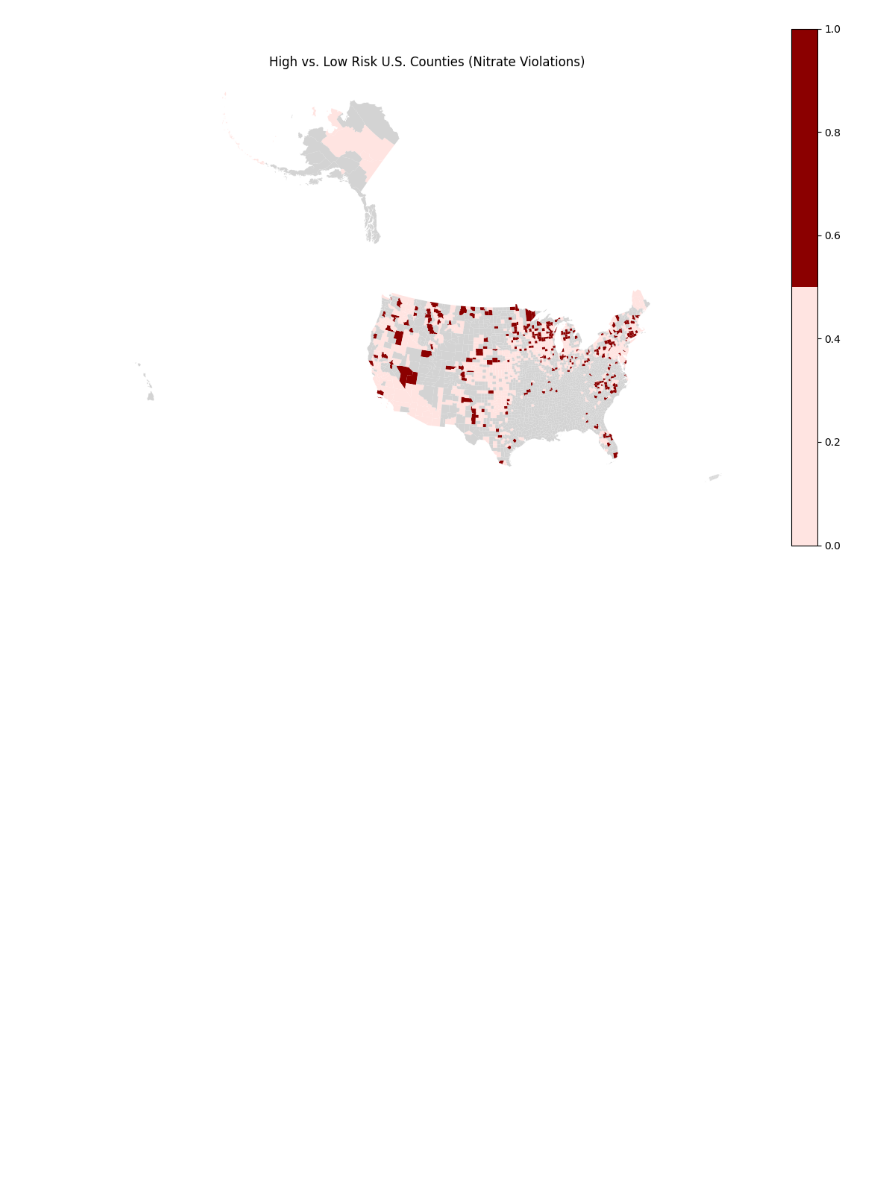
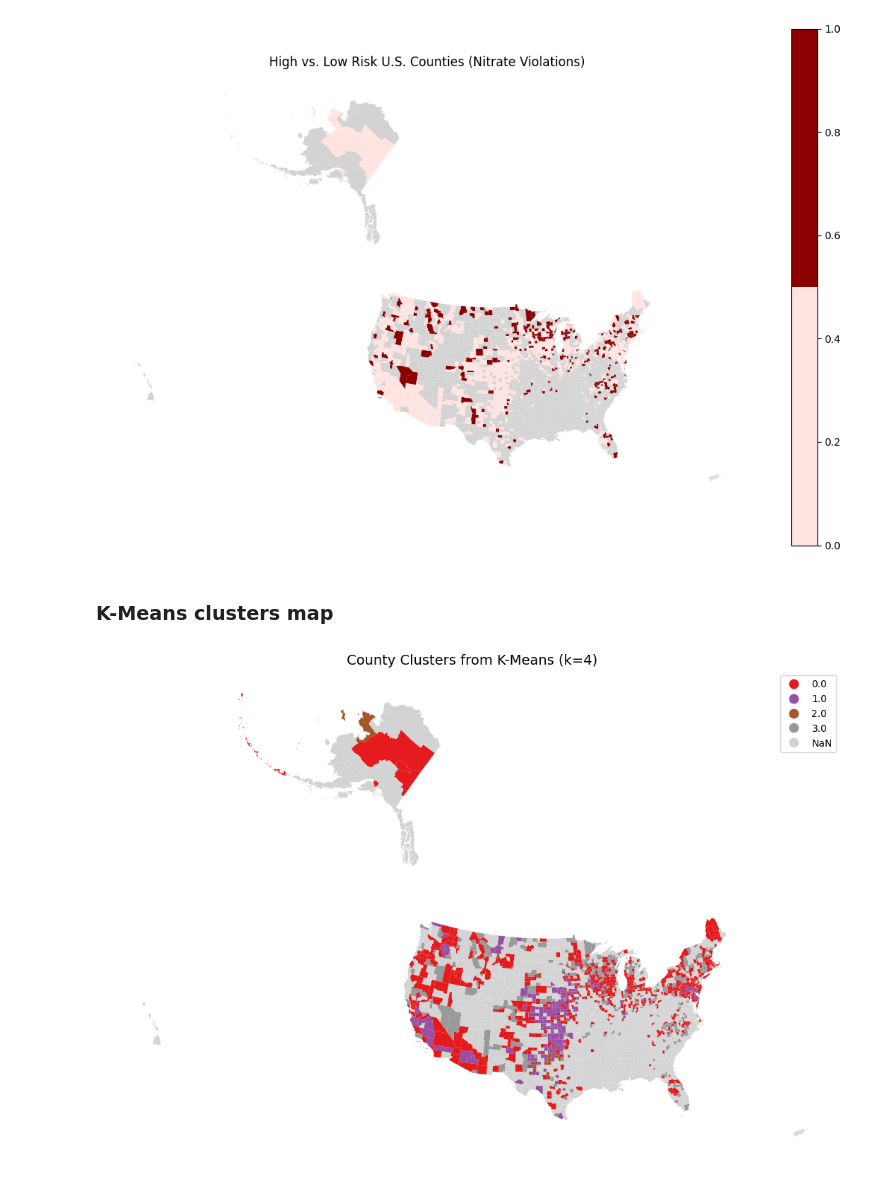
Before and after one commit to kpaters4/water-safety-research, a Jupyter notebook: DS_Studio_2_Project_3-1.ipynb, the cells around one changed output. Drawn from its saved outputs; the diff is of its cells as text; code cells hidden in the pictures; blank space fills up the shorter version.

```diff
--- a/DS_Studio_2_Project_3-1.ipynb
+++ b/DS_Studio_2_Project_3-1.ipynb
@@ -255,3 +255,22 @@ ax.axis("off")
 plt.show()
 # %% [output]
 [figure]
+# %% [markdown]
+### K-Means clusters map
+# %%
+fig, ax = plt.subplots(figsize=(14, 9))
+gdf.plot(
+    column='cluster',
+    ax=ax,
+    cmap='Set1',
+    categorical=True,
+    legend=True,
+    linewidth=0.0,
+    missing_kwds={'color': 'lightgrey'}
+)
+
+ax.set_title("County Clusters from K-Means (k=4)", fontsize=14)
+ax.axis("off")
+plt.show()
+# %% [output]
+[figure, added]
```
Also changed, not shown: 1 other file.
